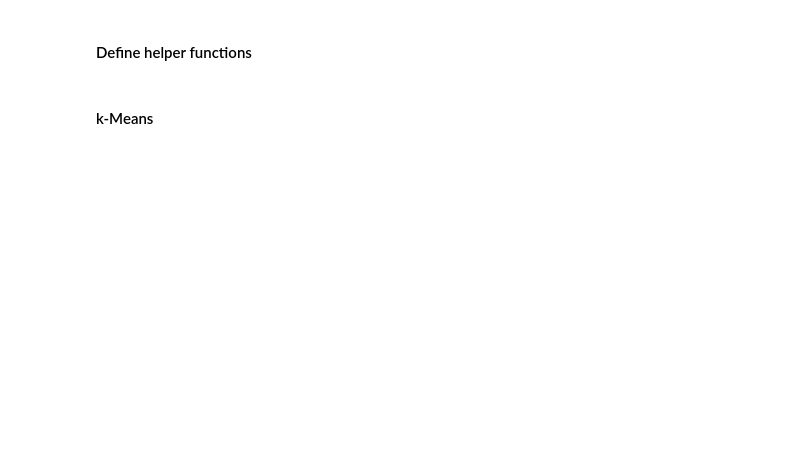
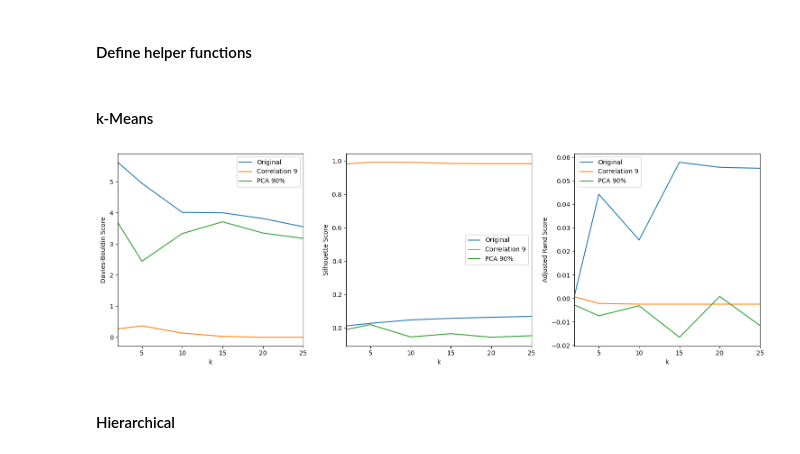
Before and after one commit to jsleocadio/IMD0188-APRENDIZADO_DE_MAQUINA, a Jupyter notebook: ml_unsupervised.ipynb, the cells around one changed output. Cells and saved outputs as stored; diff of their text form; code cells hidden in the pictures; blank space fills up the shorter version.

Commit message:
feat: Add other clustering methods and statistical tests

```diff
--- a/ml_unsupervised.ipynb
+++ b/ml_unsupervised.ipynb
@@ -3,6 +3,8 @@
 # %%
 import pandas as pd
 import os
+
+sample_size = 1000
 
 dfs_train = {}
 dfs_val = {}
@@ -10,11 +12,11 @@ for file in os.listdir("vectorized_data"):
     if file.endswith("train.csv"):
         df = pd.read_csv("vectorized_data/" + file, index_col=0)
         key = file.split("_")[-2]
-        dfs_train[key] = df
+        dfs_train[key] = df.sample(sample_size)
     elif file.endswith("val.csv"):
         df = pd.read_csv("vectorized_data/" + file, index_col=0)
         key = file.split("_")[-2]
-        dfs_val[key] = df
+        dfs_val[key] = df.sample(sample_size)
 
 for key in dfs_train:
     dfs_train[key] = {
@@ -22,7 +24,7 @@ for key in dfs_train:
         'data': dfs_train[key].drop(columns=["category1"])
     }
 
-    print(f'DFs train {key} (data):{dfs_train[key]['data'].shape}')
+    print(f"DFs train {key} (data):{dfs_train[key]['data'].shape}")
 
 for key in dfs_val:
     dfs_val[key] = {
@@ -30,4 +32,4 @@ for key in dfs_val:
         'data': dfs_val[key].drop(columns=["category1"])
     }
 
-    print(f'DFs validation {key} (data):{dfs_val[key]['data'].shape}')
+    print(f"DFs validation {key} (data):{dfs_val[key]['data'].shape}")
@@ -220,3 +233,8 @@ best_dfs_val = {
+# %%
+number_clusters = [2, 5, 10, 15, 20, 25]
+list_train = [dfs_train[min_df_val]['data'], best_dfs_train['corr']['data'], best_dfs_train['pca']['data']]
+list_labels = [dfs_train[min_df_val]['label'], best_dfs_train['corr']['label'], best_dfs_train['pca']['label']]
+dbs_names = ['Original', 'Correlation 9', 'PCA 90%']
 # %% [markdown]
 #### Define helper functions
 # %%
@@ -282,8 +300,6 @@ def plot_results(results, number_clusters):
 def kmeans(dataset, n_clusters):
   from sklearn.cluster import KMeans
 
-  kmeans = KMeans(n_clusters=n_clusters, init='k-means++', n_init=300, max_iter=10, random_state=37)
-
-  kmeans.fit(dataset)
+  kmeans = KMeans(n_clusters=n_clusters, init='k-means++', n_init=300, max_iter=10)
 
   return kmeans
@@ -300,2 +306,14 @@ kmeans_results = evaluate_performance_method(
+# %%
+kmeans_results = evaluate_performance_method(
+        list_train,
+        list_labels,
+        number_clusters,
+        kmeans,
+        dbs_names=dbs_names
+    )
 # %%
-plot_accuracy(kmeans_results, number_clusters)
+plot_results(kmeans_results, number_clusters)
+# %% [output]
+[figure, added]
+# %% [markdown]
+#### Hierarchical
```
Also changed, not shown: parts of 30 cells of this notebook.
